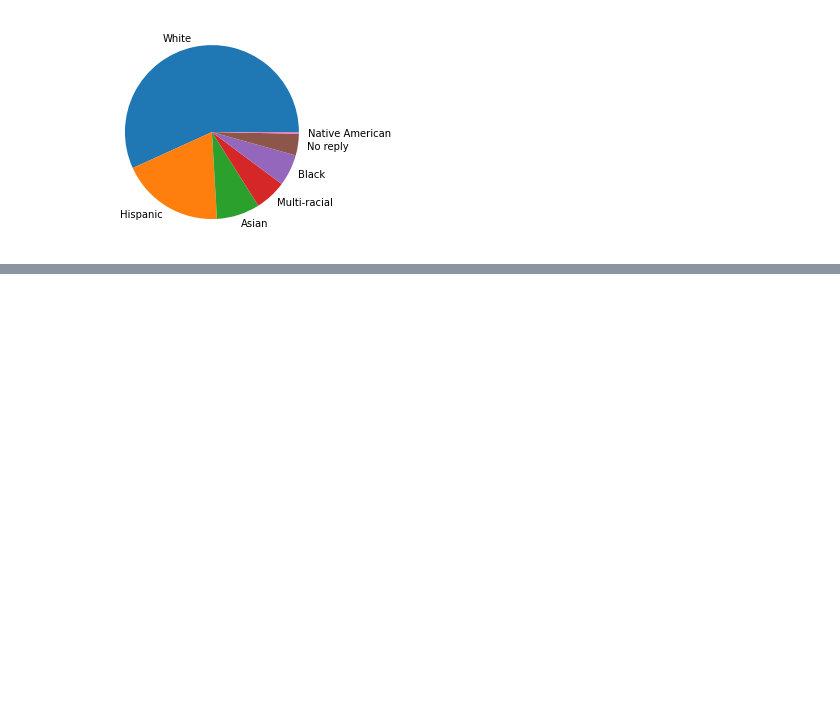
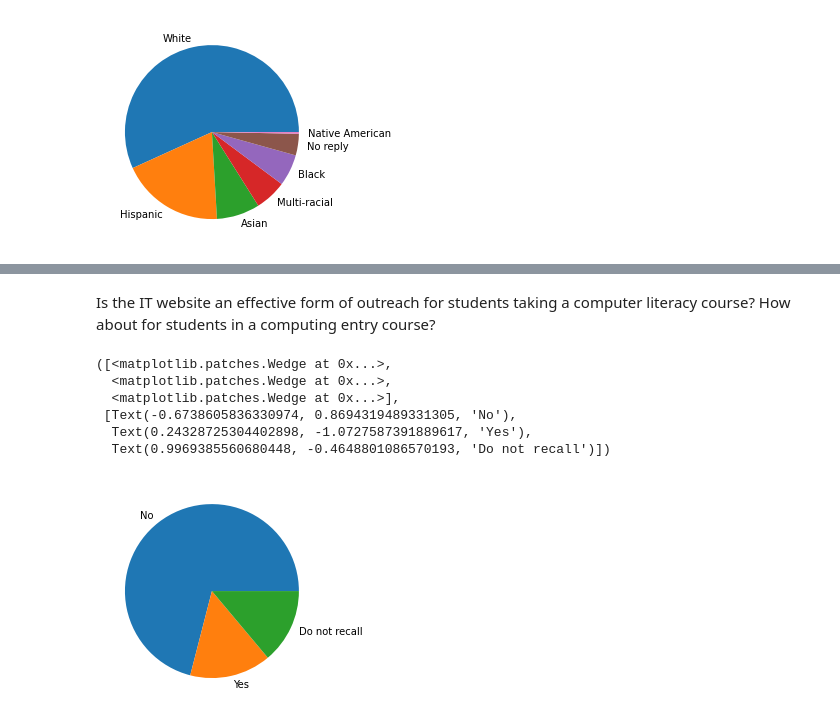
Before and after one commit to jackr276/Project-2---Data-Anaylsis-with-Python, a Jupyter notebook: Project 2 Data Analysis.ipynb, the cells around one changed output, grey strips where cells are left out. Saved outputs shown, nothing was run; the diff lists cells and outputs as text; code cells hidden in the pictures; blank space fills up the shorter version.

```diff
--- a/Project 2 Data Analysis.ipynb
+++ b/Project 2 Data Analysis.ipynb
@@ -60,0 +89,13 @@ plt.pie(literacy_survey["race"].value_counts(), labels = ['White', 'Hispanic', '
+# %% [markdown]
+Is the IT website an effective form of outreach for students taking a computer literacy course? How about for students in a computing entry course?
+# %%
+# Graph the literacy heard_it_website
+plt.pie(literacy_survey["heard_it_website"].value_counts(), labels = ["No", "Yes", "Do not recall"])
+# %% [output]
+([<matplotlib.patches.Wedge at 0x...>,
+  <matplotlib.patches.Wedge at 0x...>,
+  <matplotlib.patches.Wedge at 0x...>],
+ [Text(-0.6738605836330974, 0.8694319489331305, 'No'),
+  Text(0.24328725304402898, -1.0727587391889617, 'Yes'),
+  Text(0.9969385560680448, -0.4648801086570193, 'Do not recall')])
+[figure, added]
```
Also changed, not shown: parts of 14 cells of this notebook, 1 other file.
